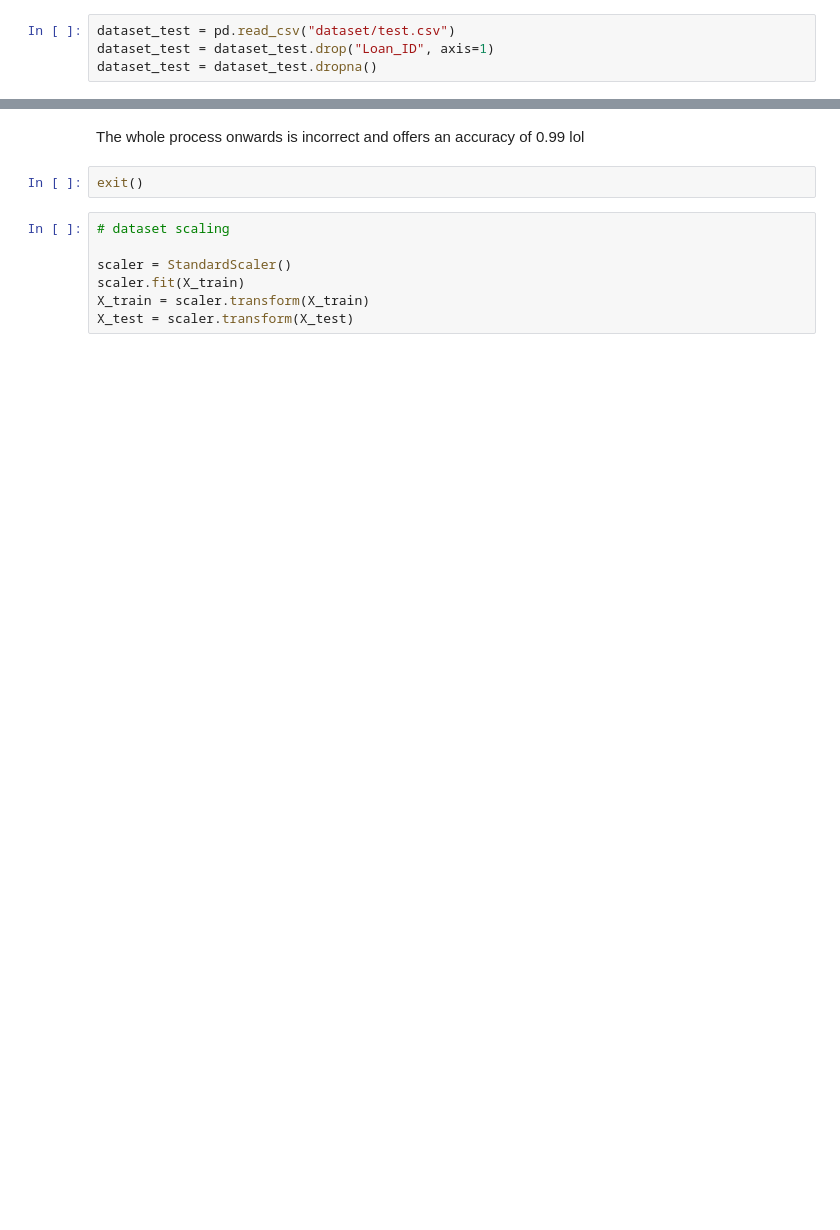
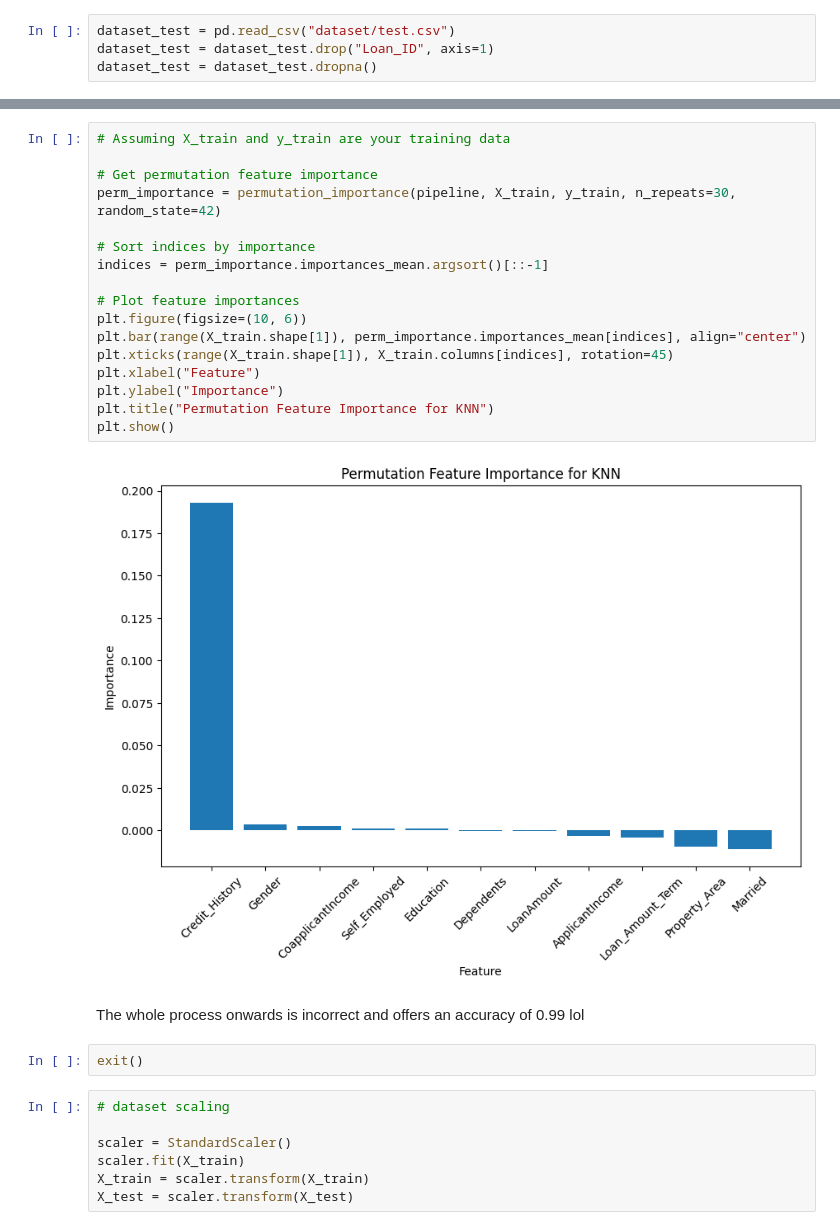
Before and after one commit to seb2022/impelia_general, a Jupyter notebook: knn.ipynb, the cells around one changed output, grey strips where cells are left out. Drawn from its saved outputs; the diff is of its cells as text; blank space fills up the shorter version.

Commit message:
added some explanations and the variables importance for both models

```diff
--- a/knn.ipynb
+++ b/knn.ipynb
@@ -182,4 +229,23 @@ print(predictions)
  'Y']
+# %%
+# Assuming X_train and y_train are your training data
+
+# Get permutation feature importance
+perm_importance = permutation_importance(pipeline, X_train, y_train, n_repeats=30, random_state=42)
+
+# Sort indices by importance
+indices = perm_importance.importances_mean.argsort()[::-1]
+
+# Plot feature importances
+plt.figure(figsize=(10, 6))
+plt.bar(range(X_train.shape[1]), perm_importance.importances_mean[indices], align="center")
+plt.xticks(range(X_train.shape[1]), X_train.columns[indices], rotation=45)
+plt.xlabel("Feature")
+plt.ylabel("Importance")
+plt.title("Permutation Feature Importance for KNN")
+plt.show()
+# %% [output]
+[figure, added]
 # %% [markdown]
 The whole process onwards is incorrect and offers an accuracy of 0.99 lol
 # %%
```
Also changed, not shown: parts of 8 cells of this notebook, 1 other file.
